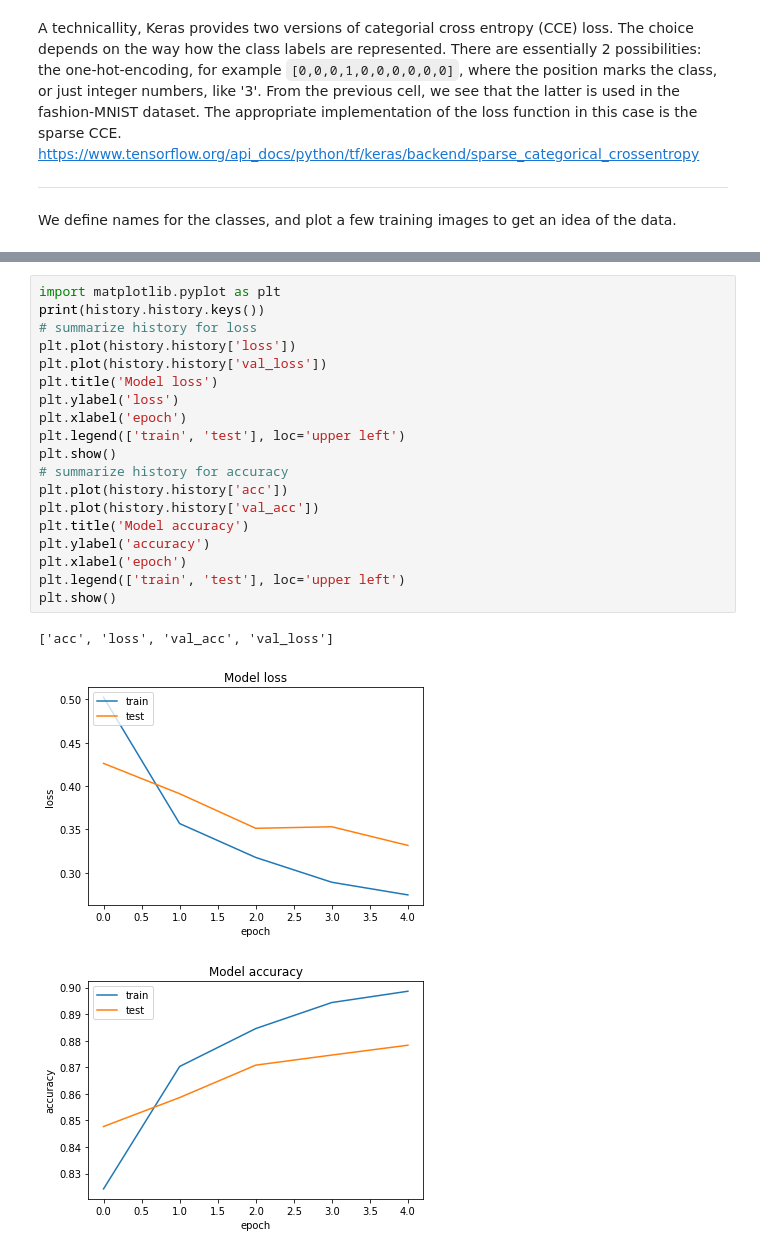
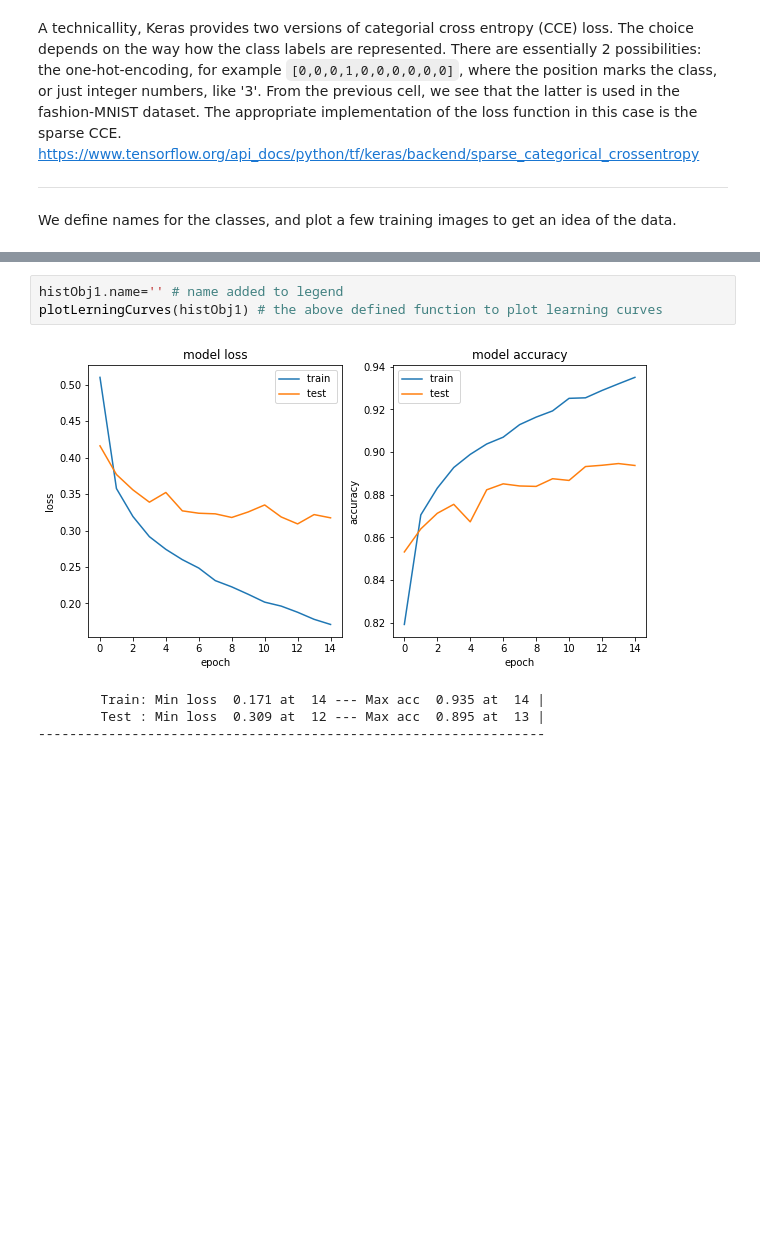
Before and after one commit to dkgithub/wuhan_DL_labs, a Jupyter notebook: Intro_DL_with_Keras_2.ipynb, the cells around one changed output, grey strips where cells are left out. Saved outputs shown, nothing was run; the diff lists cells and outputs as text; blank space fills up the shorter version.

Commit message:
overfitting text, Matplotlib_Cheatsheet, README

```diff
--- a/Intro_DL_with_Keras_2.ipynb
+++ b/Intro_DL_with_Keras_2.ipynb
@@ -295,23 +393,8 @@ Epoch 5/5
-# %%
-import matplotlib.pyplot as plt
-print(history.history.keys())
-# summarize history for loss
-plt.plot(history.history['loss'])
-plt.plot(history.history['val_loss'])
-plt.title('Model loss')
-plt.ylabel('loss')
-plt.xlabel('epoch')
-plt.legend(['train', 'test'], loc='upper left')
-plt.show()
-# summarize history for accuracy
-plt.plot(history.history['acc'])
-plt.plot(history.history['val_acc'])
-plt.title('Model accuracy')
-plt.ylabel('accuracy')
-plt.xlabel('epoch')
-plt.legend(['train', 'test'], loc='upper left')
-plt.show()
-# %% [output]
-['acc', 'loss', 'val_acc', 'val_loss']
-[figure, removed]
-[figure, removed]
+# %%
+histObj1.name='' # name added to legend
+plotLerningCurves(histObj1) # the above defined function to plot learning curves
+# %% [output]
+[figure, added]
+        Train: Min loss  0.171 at  14 --- Max acc  0.935 at  14 |
+        Test : Min loss  0.309 at  12 --- Max acc  0.895 at  13 |
+-----------------------------------------------------------------
```
Also changed, not shown: parts of 40 cells of this notebook, 3 other files.
